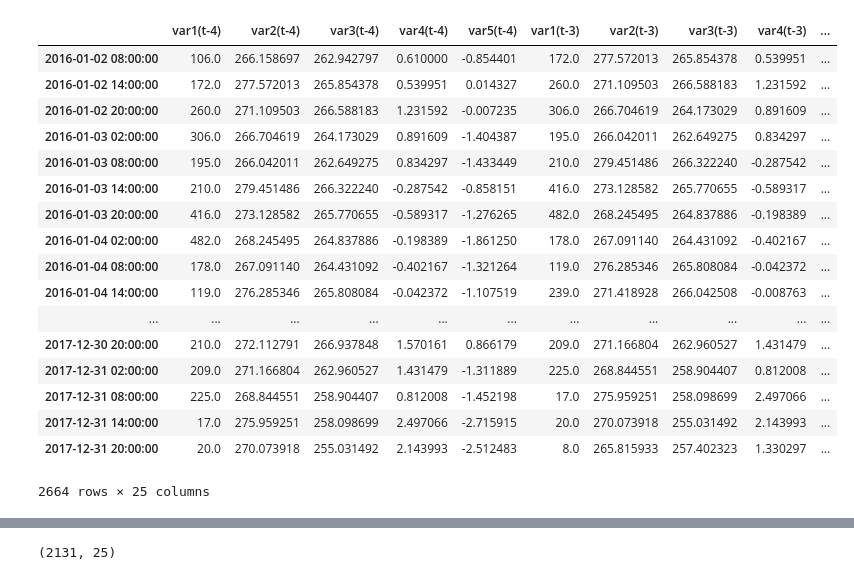
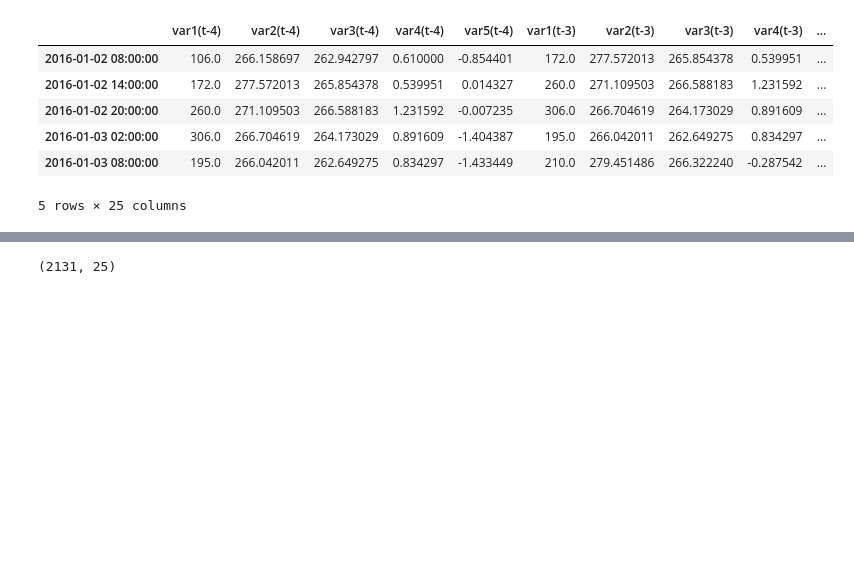
Before and after one commit to wukunkunhaha/Air-Quality, a Jupyter notebook: 大喵喵.ipynb, the cells around one changed output, grey strips where cells are left out. Saved outputs shown, nothing was run; the diff lists cells and outputs as text; code cells hidden in the pictures; blank space fills up the shorter version.

```diff
--- a/大喵喵.ipynb
+++ b/大喵喵.ipynb
@@ -65,25 +54,14 @@ def series_to_supervised(data, n_in=1, n_out=1, dropnan=True):
     return agg
 # %%
 data = series_to_supervised(raw_data,4,1)
-data
+data.head()
 # %% [output]
 |  | var1(t-4) | var2(t-4) | var3(t-4) | var4(t-4) | var5(t-4) | var1(t-3) | var2(t-3) | var3(t-3) | var4(t-3) | ... |
 | 2016-01-02 08:00:00 | 106.0 | 266.158697 | 262.942797 | 0.610000 | -0.854401 | 172.0 | 277.572013 | 265.854378 | 0.539951 | ... |
 | 2016-01-02 14:00:00 | 172.0 | 277.572013 | 265.854378 | 0.539951 | 0.014327 | 260.0 | 271.109503 | 266.588183 | 1.231592 | ... |
 | 2016-01-02 20:00:00 | 260.0 | 271.109503 | 266.588183 | 1.231592 | -0.007235 | 306.0 | 266.704619 | 264.173029 | 0.891609 | ... |
 | 2016-01-03 02:00:00 | 306.0 | 266.704619 | 264.173029 | 0.891609 | -1.404387 | 195.0 | 266.042011 | 262.649275 | 0.834297 | ... |
 | 2016-01-03 08:00:00 | 195.0 | 266.042011 | 262.649275 | 0.834297 | -1.433449 | 210.0 | 279.451486 | 266.322240 | -0.287542 | ... |
-| 2016-01-03 14:00:00 | 210.0 | 279.451486 | 266.322240 | -0.287542 | -0.858151 | 416.0 | 273.128582 | 265.770655 | -0.589317 | ... |
-| 2016-01-03 20:00:00 | 416.0 | 273.128582 | 265.770655 | -0.589317 | -1.276265 | 482.0 | 268.245495 | 264.837886 | -0.198389 | ... |
-| 2016-01-04 02:00:00 | 482.0 | 268.245495 | 264.837886 | -0.198389 | -1.861250 | 178.0 | 267.091140 | 264.431092 | -0.402167 | ... |
-| 2016-01-04 08:00:00 | 178.0 | 267.091140 | 264.431092 | -0.402167 | -1.321264 | 119.0 | 276.285346 | 265.808084 | -0.042372 | ... |
-| 2016-01-04 14:00:00 | 119.0 | 276.285346 | 265.808084 | -0.042372 | -1.107519 | 239.0 | 271.418928 | 266.042508 | -0.008763 | ... |
-| ... | ... | ... | ... | ... | ... | ... | ... | ... | ... | ... |
-| 2017-12-30 20:00:00 | 210.0 | 272.112791 | 266.937848 | 1.570161 | 0.866179 | 209.0 | 271.166804 | 262.960527 | 1.431479 | ... |
-| 2017-12-31 02:00:00 | 209.0 | 271.166804 | 262.960527 | 1.431479 | -1.311889 | 225.0 | 268.844551 | 258.904407 | 0.812008 | ... |
-| 2017-12-31 08:00:00 | 225.0 | 268.844551 | 258.904407 | 0.812008 | -1.452198 | 17.0 | 275.959251 | 258.098699 | 2.497066 | ... |
-| 2017-12-31 14:00:00 | 17.0 | 275.959251 | 258.098699 | 2.497066 | -2.715915 | 20.0 | 270.073918 | 255.031492 | 2.143993 | ... |
-| 2017-12-31 20:00:00 | 20.0 | 270.073918 | 255.031492 | 2.143993 | -2.512483 | 8.0 | 265.815933 | 257.402323 | 1.330297 | ... |
-2664 rows × 25 columns
+5 rows × 25 columns
 # %%
 values = data.values
```
Also changed, not shown: parts of 9 cells of this notebook.
